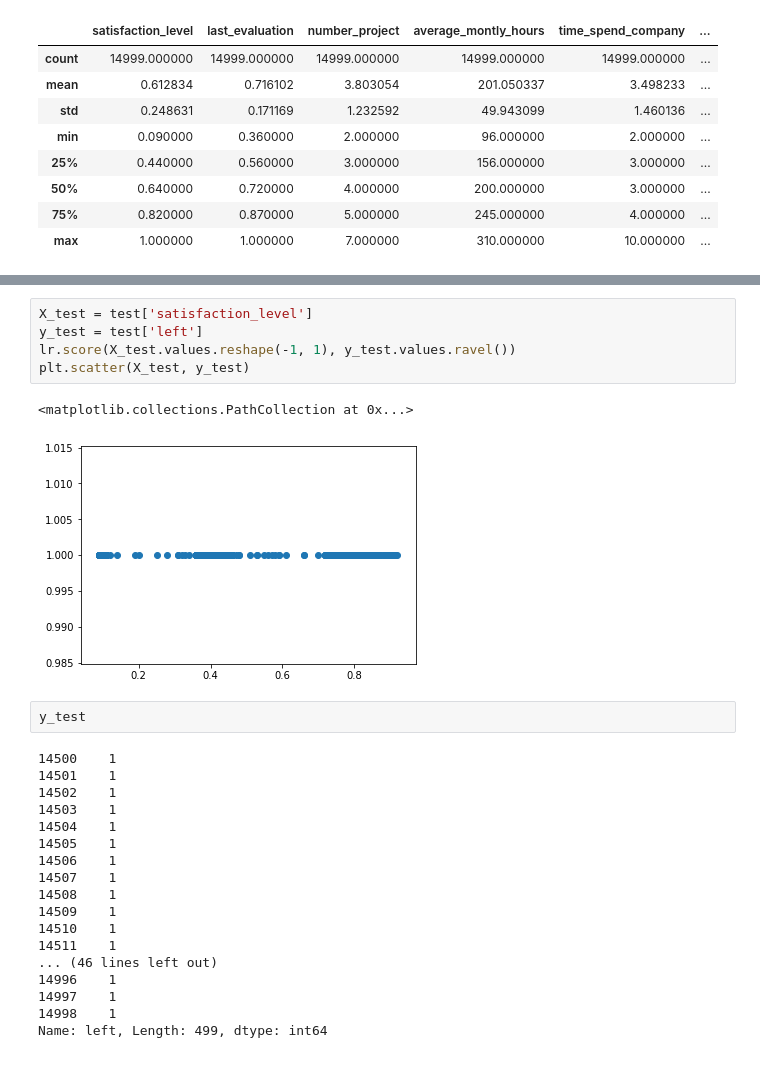
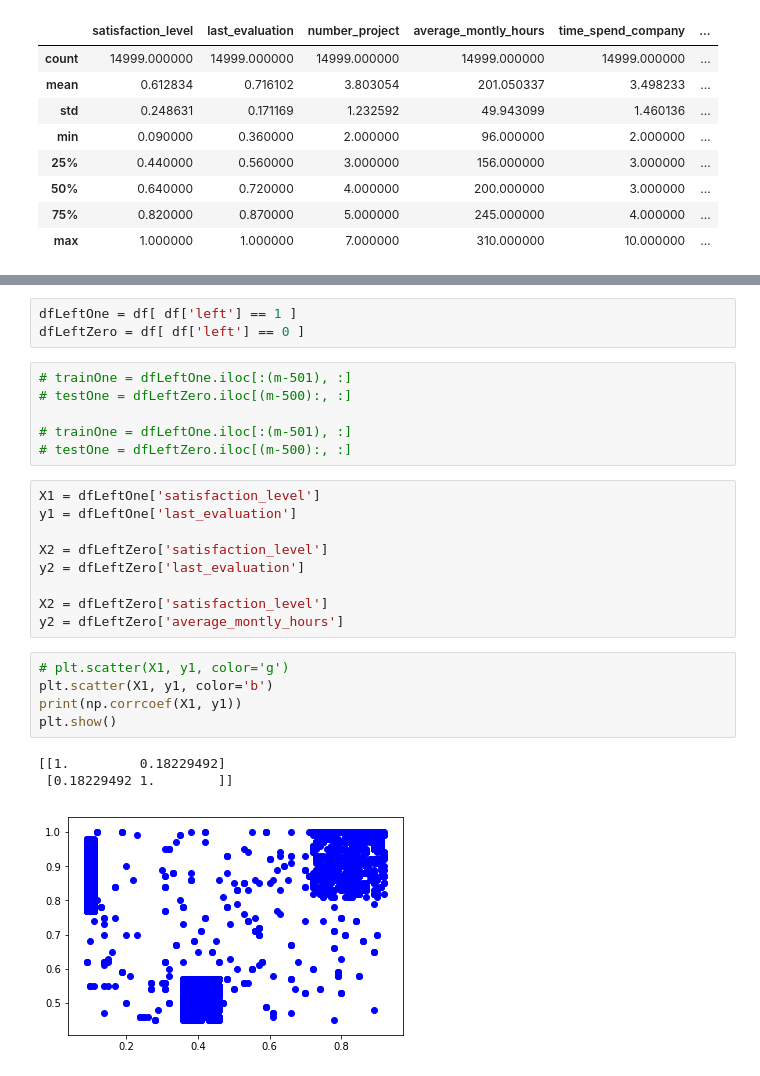
Before and after one commit to myke11j/ml-snippets, a Jupyter notebook: hr-insights/notebook/Employee will leave or not - Logistic Regression.ipynb, the cells around one changed output, grey strips where cells are left out. Saved outputs shown, nothing was run; the diff lists cells and outputs as text.

```diff
--- a/hr-insights/notebook/Employee will leave or not - Logistic Regression.ipynb
+++ b/hr-insights/notebook/Employee will leave or not - Logistic Regression.ipynb
@@ -74,28 +37,27 @@ array([1])
-# %%
-X_test = test['satisfaction_level']
-y_test = test['left']
-lr.score(X_test.values.reshape(-1, 1), y_test.values.ravel())
-plt.scatter(X_test, y_test)
-# %% [output]
-<matplotlib.collections.PathCollection at 0x...>
-[figure, removed]
-# %%
-y_test
-# %% [output]
-14500    1
-14501    1
-14502    1
-14503    1
-14504    1
-14505    1
-14506    1
-14507    1
-14508    1
-14509    1
-14510    1
-14511    1
-... (46 lines left out)
-14996    1
-14997    1
-14998    1
-Name: left, Length: 499, dtype: int64
+# %%
+dfLeftOne = df[ df['left'] == 1 ]
+dfLeftZero = df[ df['left'] == 0 ]
+# %%
+# trainOne = dfLeftOne.iloc[:(m-501), :]
+# testOne = dfLeftZero.iloc[(m-500):, :]
+
+# trainOne = dfLeftOne.iloc[:(m-501), :]
+# testOne = dfLeftZero.iloc[(m-500):, :]
+# %%
+X1 = dfLeftOne['satisfaction_level']
+y1 = dfLeftOne['last_evaluation']
+
+X2 = dfLeftZero['satisfaction_level']
+y2 = dfLeftZero['last_evaluation']
+
+X2 = dfLeftZero['satisfaction_level']
+y2 = dfLeftZero['average_montly_hours']
+# %%
+# plt.scatter(X1, y1, color='g')
+plt.scatter(X1, y1, color='b')
+print(np.corrcoef(X1, y1))
+plt.show()
+# %% [output]
+[[1.         0.18229492]
+ [0.18229492 1.        ]]
+[figure, added]
```
Also changed, not shown: parts of 13 cells of this notebook, 3 other files.
